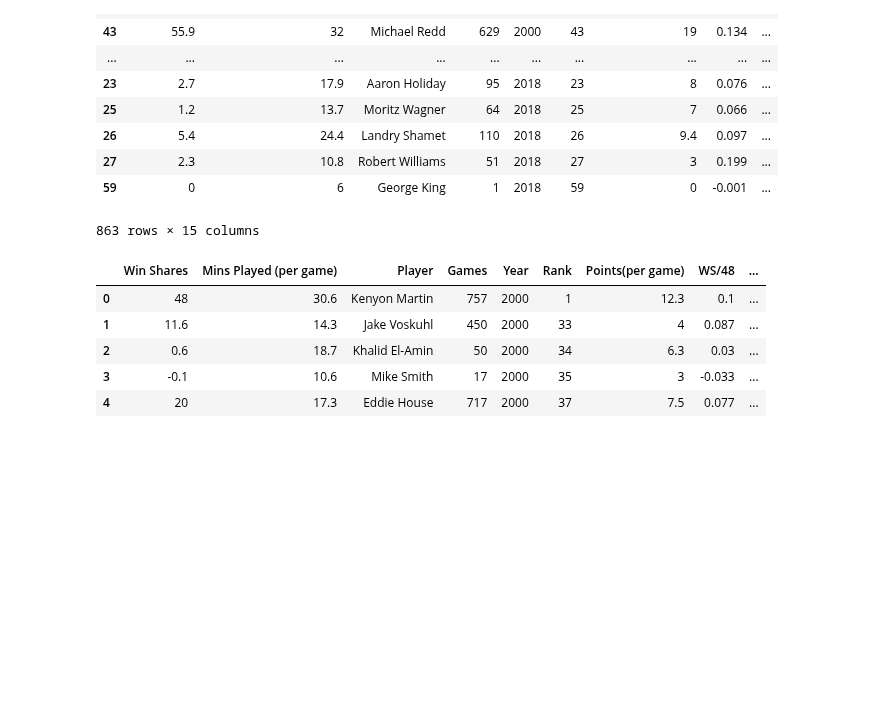
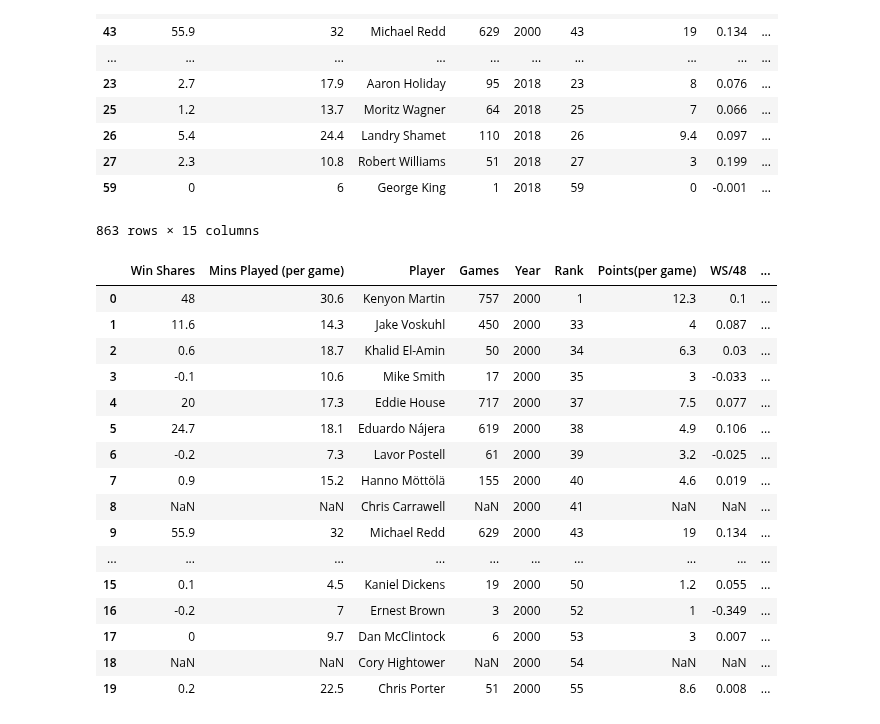
Before and after one commit to woodfin8/Draft_Machine, a Jupyter notebook: NBA.ipynb, the cells around one changed output. Saved outputs shown, nothing was run; the diff lists cells and outputs as text; code cells hidden in the pictures; blank space fills up the shorter version.

```diff
--- a/NBA.ipynb
+++ b/NBA.ipynb
@@ -142,11 +142,22 @@ clean.rename(columns={df_sort.columns[0]:"Win Shares"})
 # %%
 df_reindex=clean.reset_index()
 df_reindex=df_reindex.drop(['index'],axis=1)
-df_reindex.head()
+df_reindex.head(20)
 # %% [output]
 |  | Win Shares | Mins Played (per game) | Player | Games | Year | Rank | Points(per game) | WS/48 | ... |
 | 0 | 48 | 30.6 | Kenyon Martin | 757 | 2000 | 1 | 12.3 | 0.1 | ... |
 | 1 | 11.6 | 14.3 | Jake Voskuhl | 450 | 2000 | 33 | 4 | 0.087 | ... |
 | 2 | 0.6 | 18.7 | Khalid El-Amin | 50 | 2000 | 34 | 6.3 | 0.03 | ... |
 | 3 | -0.1 | 10.6 | Mike Smith | 17 | 2000 | 35 | 3 | -0.033 | ... |
 | 4 | 20 | 17.3 | Eddie House | 717 | 2000 | 37 | 7.5 | 0.077 | ... |
+| 5 | 24.7 | 18.1 | Eduardo Nájera | 619 | 2000 | 38 | 4.9 | 0.106 | ... |
+| 6 | -0.2 | 7.3 | Lavor Postell | 61 | 2000 | 39 | 3.2 | -0.025 | ... |
+| 7 | 0.9 | 15.2 | Hanno Möttölä | 155 | 2000 | 40 | 4.6 | 0.019 | ... |
+| 8 | NaN | NaN | Chris Carrawell | NaN | 2000 | 41 | NaN | NaN | ... |
+| 9 | 55.9 | 32 | Michael Redd | 629 | 2000 | 43 | 19 | 0.134 | ... |
+| ... | ... | ... | ... | ... | ... | ... | ... | ... | ... |
+| 15 | 0.1 | 4.5 | Kaniel Dickens | 19 | 2000 | 50 | 1.2 | 0.055 | ... |
+| 16 | -0.2 | 7 | Ernest Brown | 3 | 2000 | 52 | 1 | -0.349 | ... |
+| 17 | 0 | 9.7 | Dan McClintock | 6 | 2000 | 53 | 3 | 0.007 | ... |
+| 18 | NaN | NaN | Cory Hightower | NaN | 2000 | 54 | NaN | NaN | ... |
+| 19 | 0.2 | 22.5 | Chris Porter | 51 | 2000 | 55 | 8.6 | 0.008 | ... |
```
Also changed, not shown: parts of 8 cells of this notebook, 1 other file.
